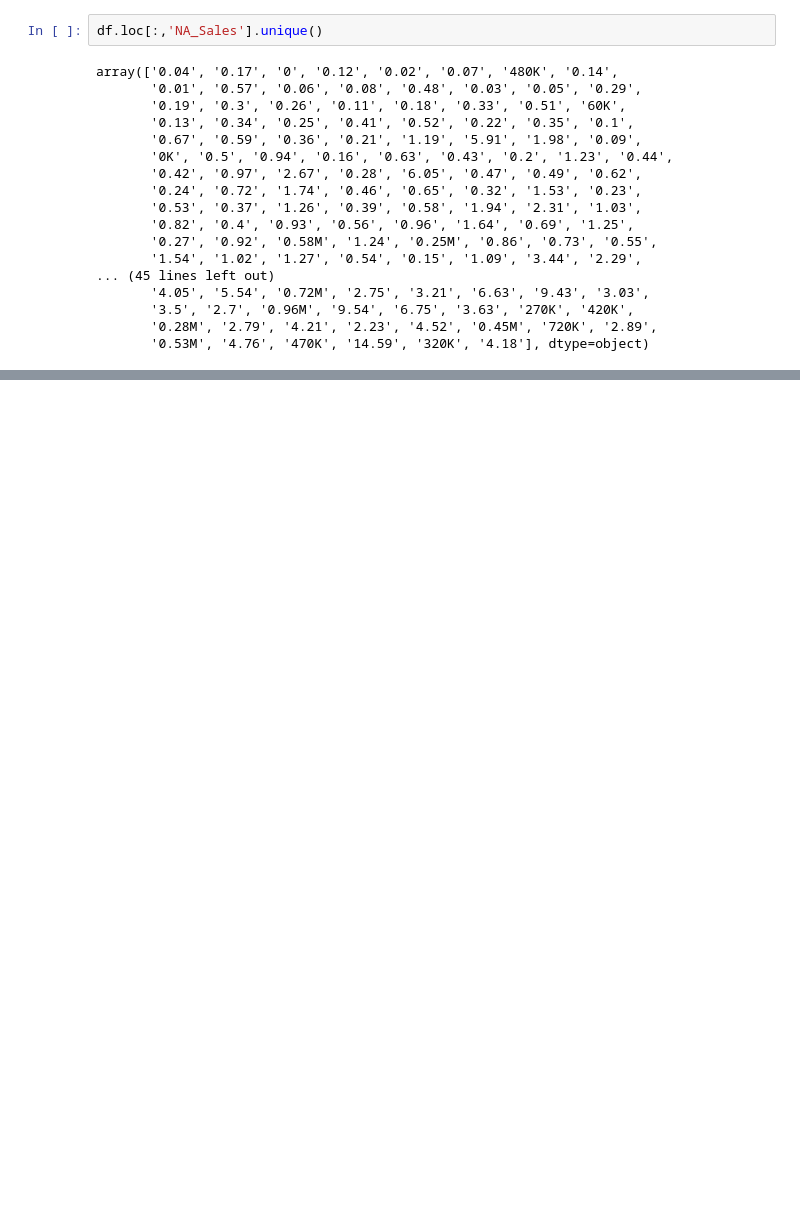
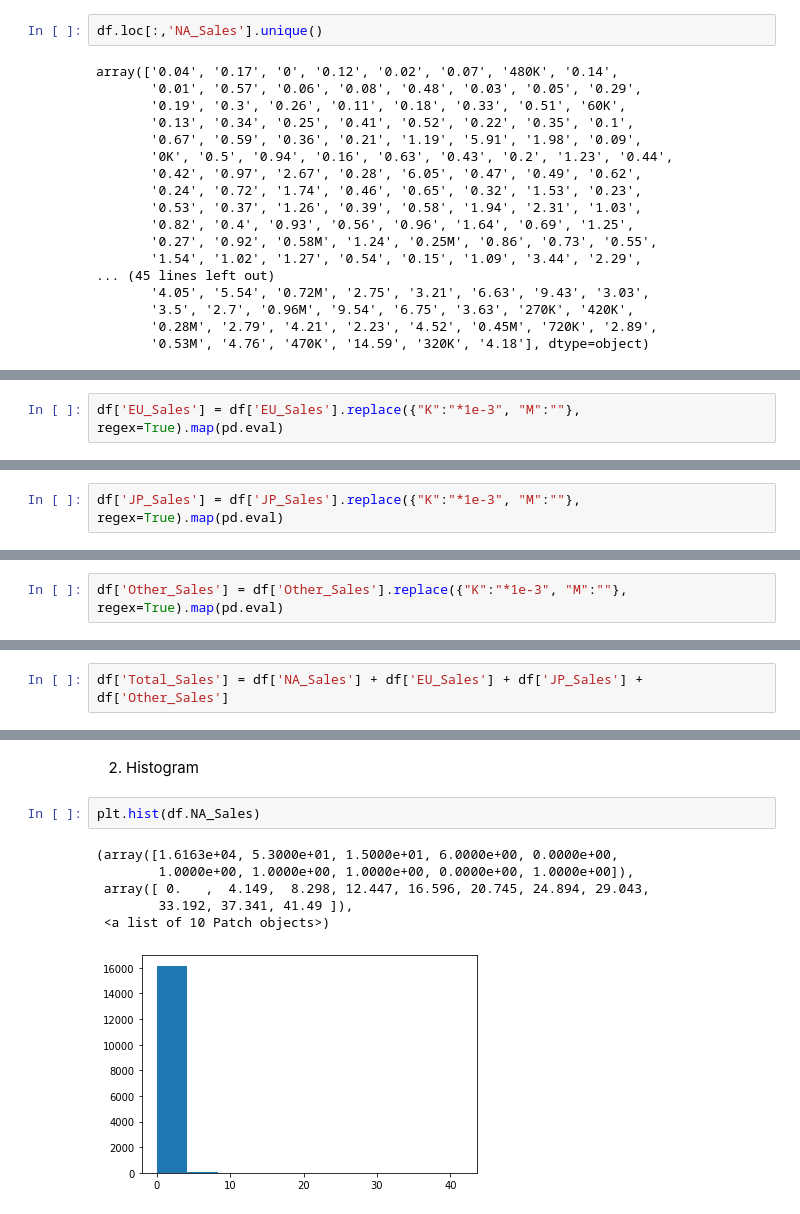
Before and after one commit to Jeongho-K/Section-Project, a Jupyter notebook: Section 1/AI_14_김정호_Section1.ipynb, the cells around one changed output, grey strips where cells are left out. Cells and saved outputs as stored; diff of their text form; blank space fills up the shorter version.

```diff
--- a/Section 1/AI_14_김정호_Section1.ipynb
+++ b/Section 1/AI_14_김정호_Section1.ipynb
@@ -211,0 +264,2 @@ array(['0.04', '0.17', '0', '0.12', '0.02', '0.07', '480K', '0.14',
+# %%
+df['EU_Sales'] = df['EU_Sales'].replace({"K":"*1e-3", "M":""}, regex=True).map(pd.eval)
@@ -211,0 +316,2 @@ array(['0.04', '0.17', '0', '0.12', '0.02', '0.07', '480K', '0.14',
+# %%
+df['JP_Sales'] = df['JP_Sales'].replace({"K":"*1e-3", "M":""}, regex=True).map(pd.eval)
@@ -211,0 +368,2 @@ array(['0.04', '0.17', '0', '0.12', '0.02', '0.07', '480K', '0.14',
+# %%
+df['Other_Sales'] = df['Other_Sales'].replace({"K":"*1e-3", "M":""}, regex=True).map(pd.eval)
@@ -211,0 +392,2 @@ array(['0.04', '0.17', '0', '0.12', '0.02', '0.07', '480K', '0.14',
+# %%
+df['Total_Sales'] = df['NA_Sales'] + df['EU_Sales'] + df['JP_Sales'] + df['Other_Sales']
@@ -211,0 +455,11 @@ array(['0.04', '0.17', '0', '0.12', '0.02', '0.07', '480K', '0.14',
+# %% [markdown]
+2) Histogram
+# %%
+plt.hist(df.NA_Sales)
+# %% [output]
+(array([1.6163e+04, 5.3000e+01, 1.5000e+01, 6.0000e+00, 0.0000e+00,
+        1.0000e+00, 1.0000e+00, 1.0000e+00, 0.0000e+00, 1.0000e+00]),
+ array([ 0.   ,  4.149,  8.298, 12.447, 16.596, 20.745, 24.894, 29.043,
+        33.192, 37.341, 41.49 ]),
+ <a list of 10 Patch objects>)
+[figure, added]
```
Also changed, not shown: parts of 74 cells of this notebook.
